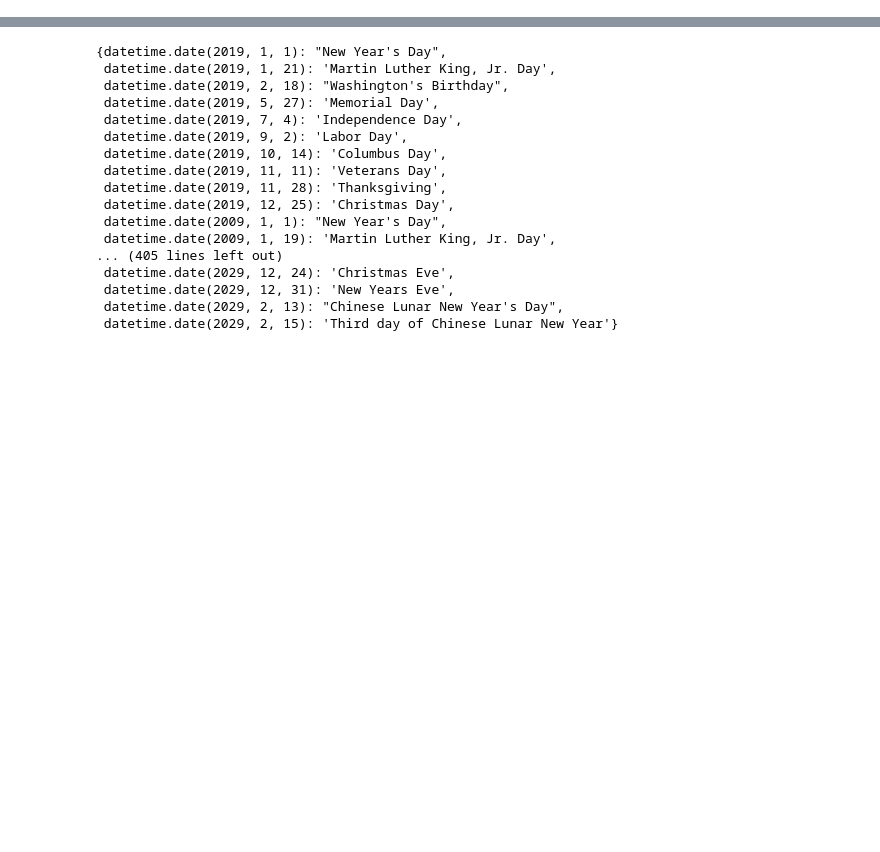
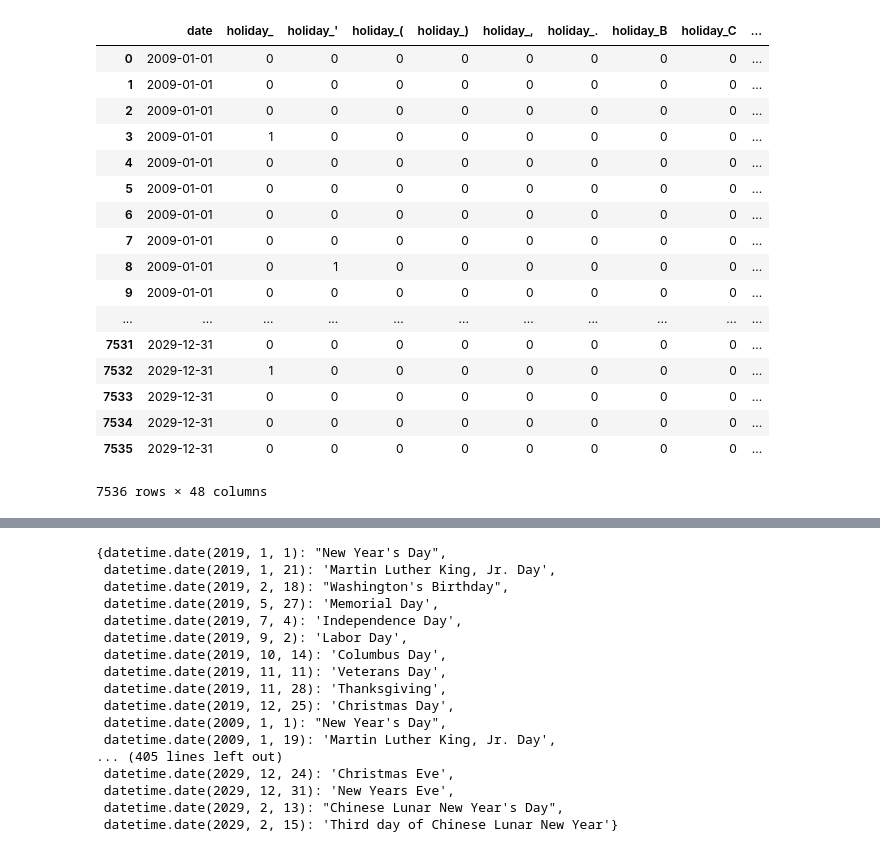
Before and after one commit to analyticallycorrect/seattle_domestic_violence, a Jupyter notebook: Notebooks/pipeline_dev.ipynb, the cells around one changed output, grey strips where cells are left out. Saved outputs shown, nothing was run; the diff lists cells and outputs as text; code cells hidden in the pictures; blank space fills up the shorter version.

Commit message:
add function to make dummy dataframe of holidays

```diff
--- a/Notebooks/pipeline_dev.ipynb
+++ b/Notebooks/pipeline_dev.ipynb
@@ -147,3 +156,5 @@ holiday_test = JewishHolidays()
+# %%
+holiday_test = SeattleHolidays.CustomHolidays()
 # %%
 paths = ['../data/hebcal_2010_usa.csv', '../data/hebcal_2015_usa.csv',
          '../data/hebcal_2020_usa.csv', '../data/hebcal_2025_usa.csv']
@@ -173,0 +187,21 @@ holiday_test
+# %%
+make_holiday_dummies(holiday_test)
+# %% [output]
+|  | date | holiday_ | holiday_' | holiday_( | holiday_) | holiday_, | holiday_. | holiday_B | holiday_C | ... |
+| 0 | 2009-01-01 | 0 | 0 | 0 | 0 | 0 | 0 | 0 | 0 | ... |
+| 1 | 2009-01-01 | 0 | 0 | 0 | 0 | 0 | 0 | 0 | 0 | ... |
+| 2 | 2009-01-01 | 0 | 0 | 0 | 0 | 0 | 0 | 0 | 0 | ... |
+| 3 | 2009-01-01 | 1 | 0 | 0 | 0 | 0 | 0 | 0 | 0 | ... |
+| 4 | 2009-01-01 | 0 | 0 | 0 | 0 | 0 | 0 | 0 | 0 | ... |
+| 5 | 2009-01-01 | 0 | 0 | 0 | 0 | 0 | 0 | 0 | 0 | ... |
+| 6 | 2009-01-01 | 0 | 0 | 0 | 0 | 0 | 0 | 0 | 0 | ... |
+| 7 | 2009-01-01 | 0 | 0 | 0 | 0 | 0 | 0 | 0 | 0 | ... |
+| 8 | 2009-01-01 | 0 | 1 | 0 | 0 | 0 | 0 | 0 | 0 | ... |
+| 9 | 2009-01-01 | 0 | 0 | 0 | 0 | 0 | 0 | 0 | 0 | ... |
+| ... | ... | ... | ... | ... | ... | ... | ... | ... | ... | ... |
+| 7531 | 2029-12-31 | 0 | 0 | 0 | 0 | 0 | 0 | 0 | 0 | ... |
+| 7532 | 2029-12-31 | 1 | 0 | 0 | 0 | 0 | 0 | 0 | 0 | ... |
+| 7533 | 2029-12-31 | 0 | 0 | 0 | 0 | 0 | 0 | 0 | 0 | ... |
+| 7534 | 2029-12-31 | 0 | 0 | 0 | 0 | 0 | 0 | 0 | 0 | ... |
+| 7535 | 2029-12-31 | 0 | 0 | 0 | 0 | 0 | 0 | 0 | 0 | ... |
+7536 rows × 48 columns
```
Also changed, not shown: parts of 6 cells of this notebook.
